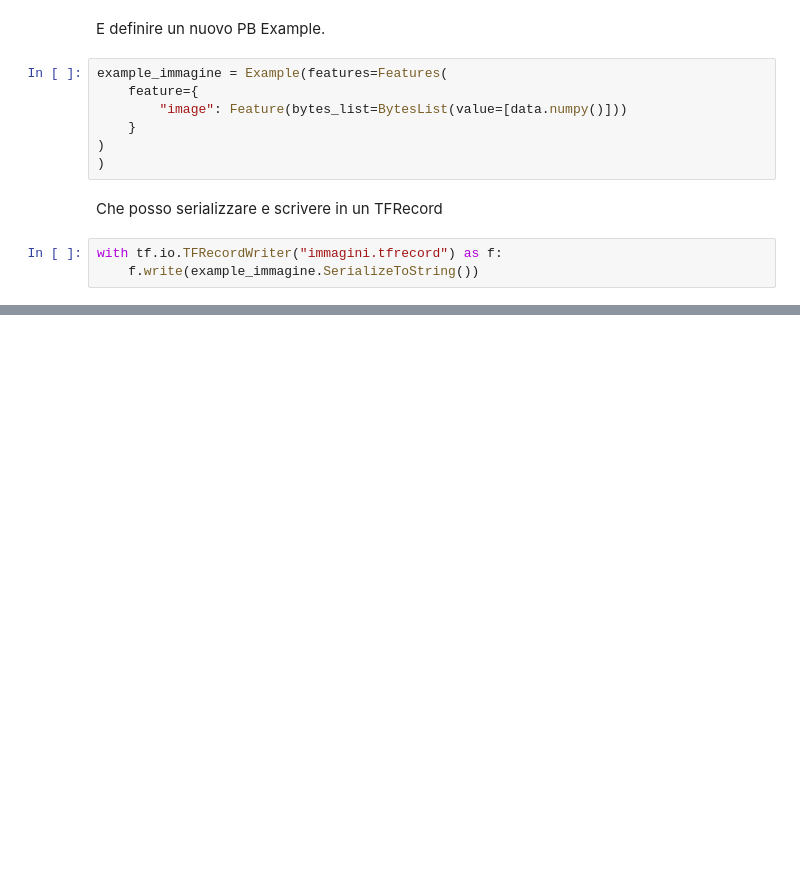
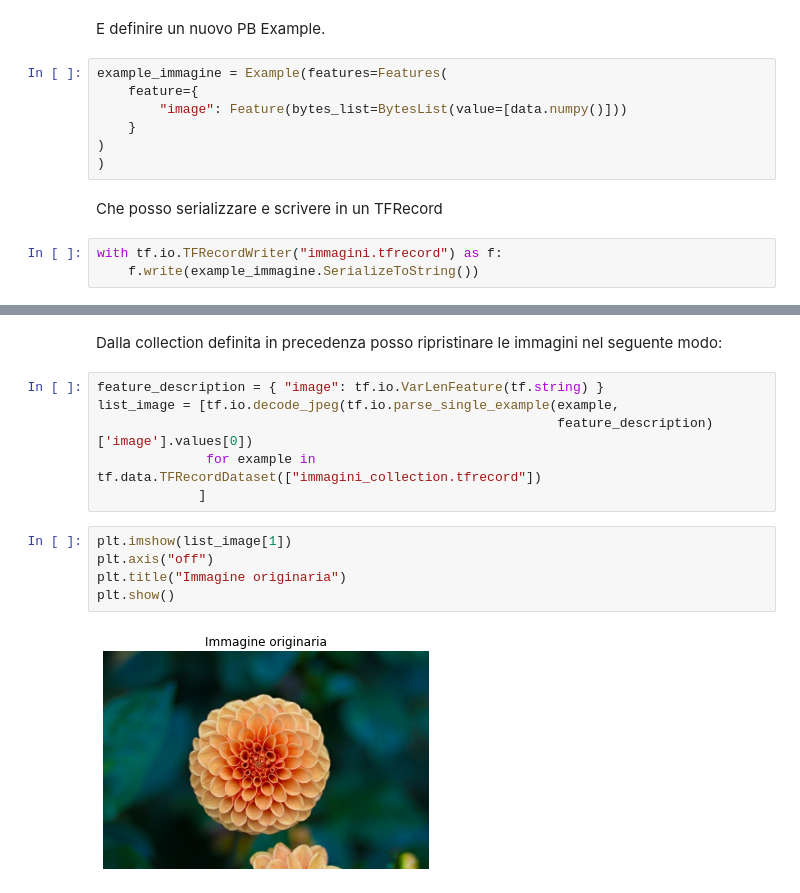
Before and after one commit to matzigno/CSML21, a Jupyter notebook: ETLPipeline.ipynb, the cells around one changed output, grey strips where cells are left out. Cells and saved outputs as stored; diff of their text form; blank space fills up the shorter version.

```diff
--- a/ETLPipeline.ipynb
+++ b/ETLPipeline.ipynb
@@ -1110,0 +1121,15 @@ with tf.io.TFRecordWriter("immagini.tfrecord") as f:
+# %% [markdown]
+Dalla collection definita in precedenza posso ripristinare le immagini nel seguente modo:
+# %%
+feature_description = { "image": tf.io.VarLenFeature(tf.string) }
+list_image = [tf.io.decode_jpeg(tf.io.parse_single_example(example,
+                                                           feature_description)['image'].values[0])
+              for example in tf.data.TFRecordDataset(["immagini_collection.tfrecord"])
+             ]
+# %%
+plt.imshow(list_image[1])
+plt.axis("off")
+plt.title("Immagine originaria")
+plt.show()
+# %% [output]
+[figure, added]
```
Also changed, not shown: parts of 39 cells of this notebook.
